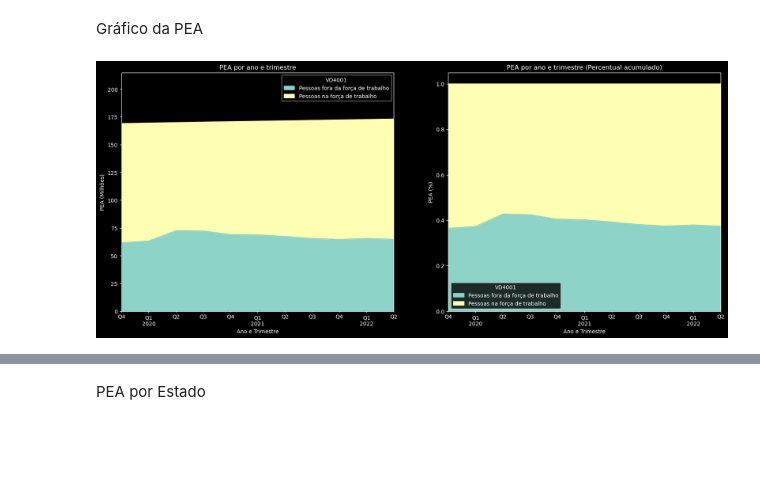
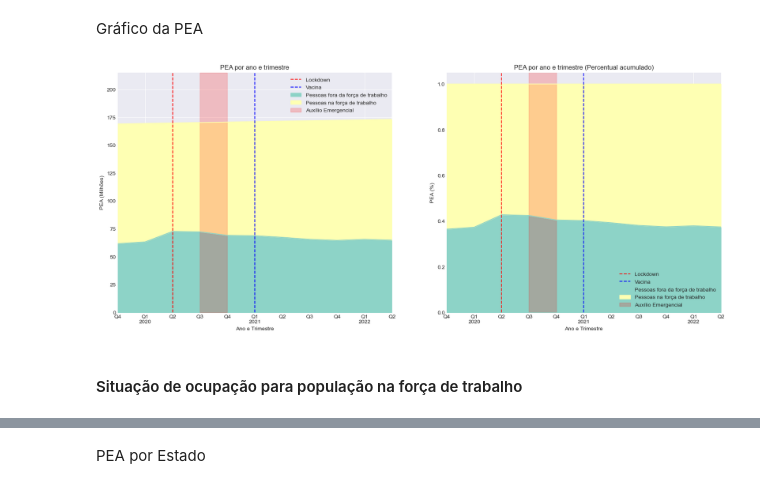
Before and after one commit to msbrasil/Mercado-de-Trabalho-Remoto, a Jupyter notebook: PEA.ipynb, the cells around one changed output, grey strips where cells are left out. Cells and saved outputs as stored; diff of their text form; code cells hidden in the pictures; blank space fills up the shorter version.

Commit message:
gráfico de ocupação
gráfico de ocupação das pessoas na força de trabalho

```diff
--- a/PEA.ipynb
+++ b/PEA.ipynb
@@ -6,7 +6,7 @@ import numpy as np
 import matplotlib.pyplot as plt
 import seaborn as sns
 import datetime as dt
-plt.style.use('dark_background')
+plt.style.use('seaborn-darkgrid')
 pd.set_option('float_format', '{:.2f}'.format)
 # %% [markdown]
 #### Dicionário de Variáveis utilizadas
@@ -188,8 +192,22 @@ Gráfico da PEA
 # %%
 fig, ax = plt.subplots(1, 2, figsize=(20, 8))
 pea.plot.area(ax=ax[0], stacked=True, title='PEA por ano e trimestre', xlabel='Ano e Trimestre', ylabel='PEA (Milhões)', legend=True)
 ax[0].set_ylim(0, 215)
 pea_percentual.plot.area(ax=ax[1], stacked=True, title='PEA por ano e trimestre (Percentual acumulado)', xlabel='Ano e Trimestre', ylabel='PEA (%)', legend=True)
+
+#inserir uma linha vertical no gráfico em 2020Q2, 2021Q1
+ax[0].axvline(x='2020Q2', color='red', linestyle='--', label='Lockdown')
+ax[0].axvline(x='2021Q1', color='blue', linestyle='--', label='Vacina')
+ax[1].axvline(x='2020Q2', color='red', linestyle='--', label='Lockdown')
+ax[1].axvline(x='2021Q1', color='blue', linestyle='--', label='Vacina')
+
+ax[0].fill_betweenx(y=[0, 215], x1='2020Q3', x2='2020Q4', color='red', alpha=0.2, label='Auxílio Emergencial')
+ax[1].fill_betweenx(y=[0, 215], x1='2020Q3', x2='2020Q4', color='red', alpha=0.2, label='Auxílio Emergencial')
+
+ax[0].legend()
+ax[1].legend()
 plt.show()
 # %% [output]
-[figure, old version]
+[figure, new version]
+# %% [markdown]
+#### Situação de ocupação para população na força de trabalho
```
Also changed, not shown: parts of 9 cells of this notebook, 2 other files.
